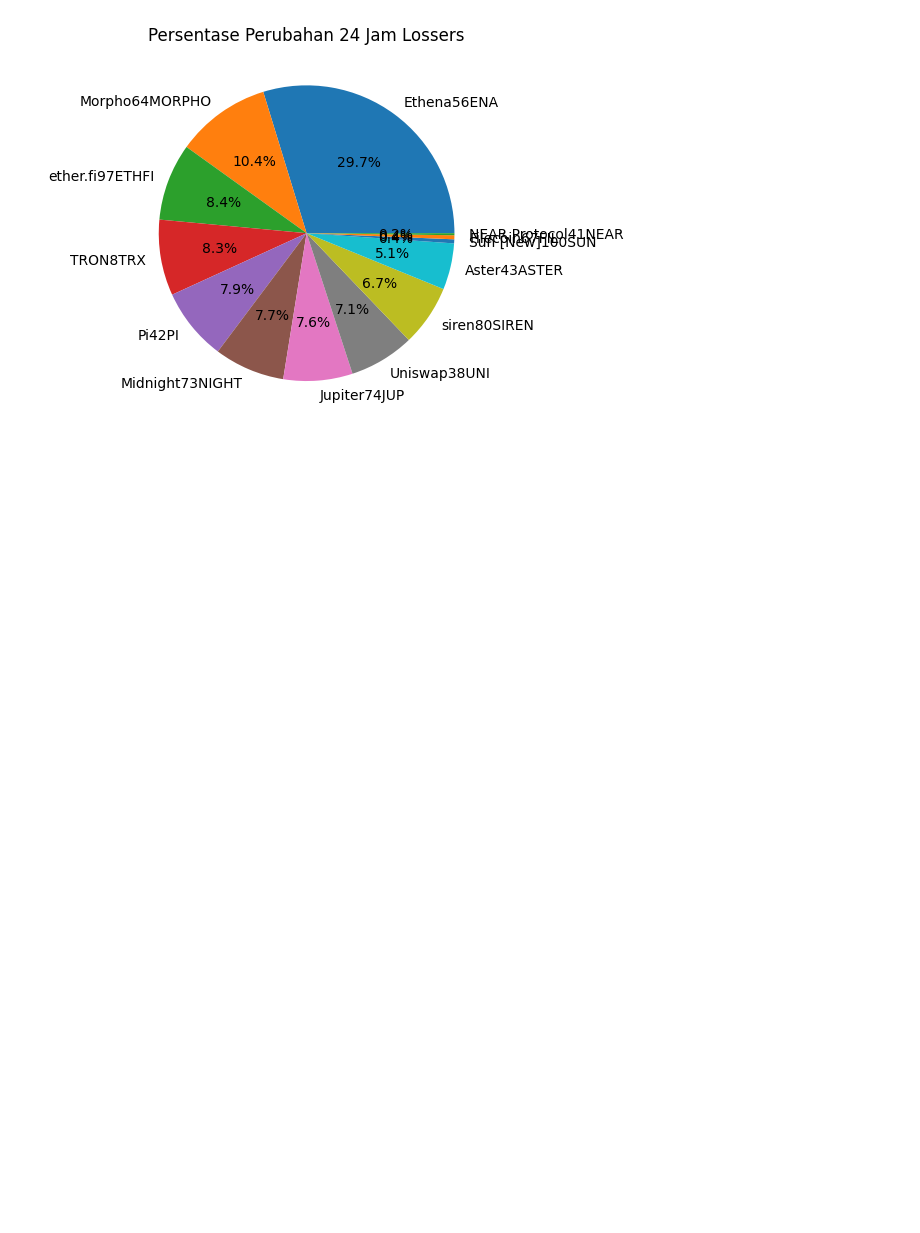
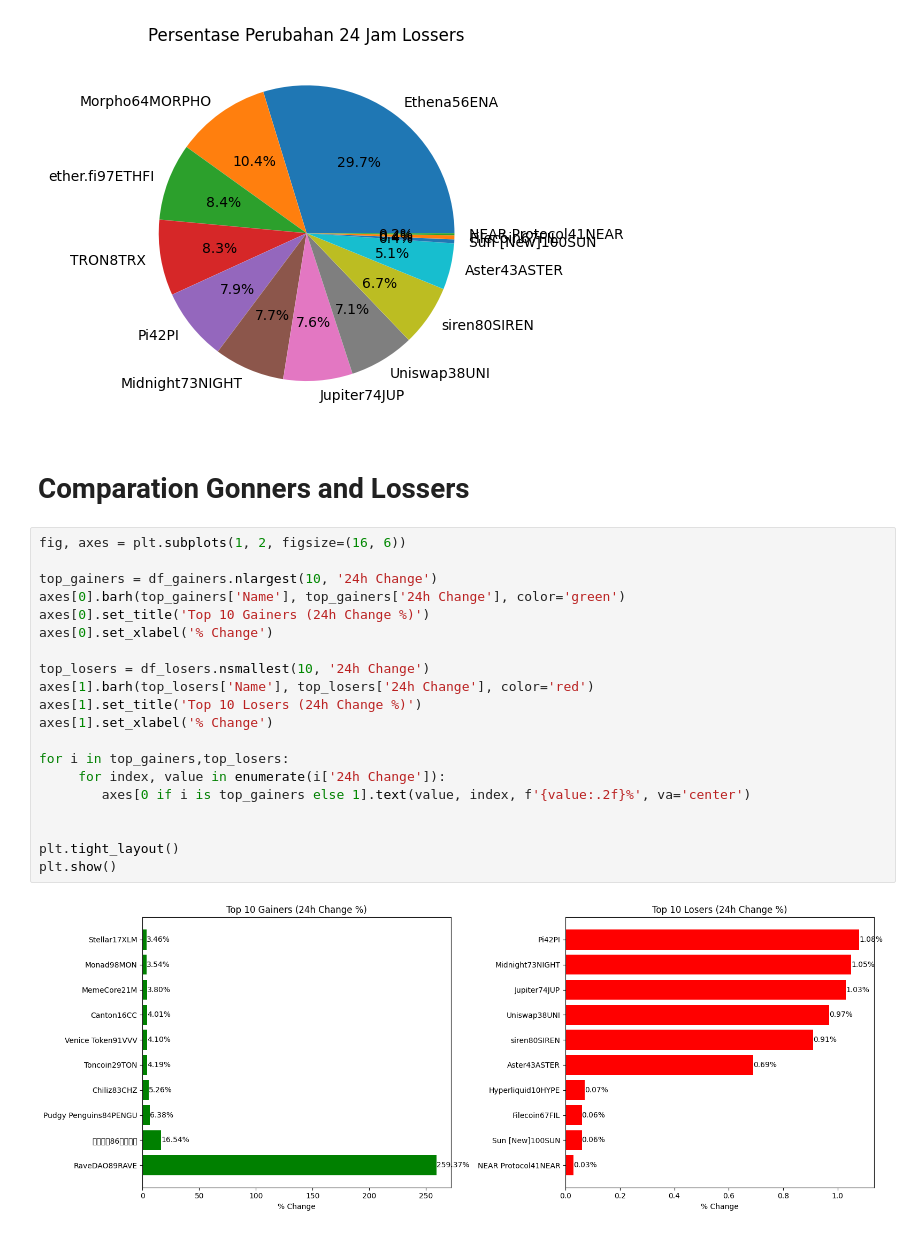
Before and after one commit to yowxy/Scrapping-Crypto-CoinMarketCap, a Jupyter notebook: index.ipynb, the cells around one changed output. Drawn from its saved outputs; the diff is of its cells as text; blank space fills up the shorter version.

Commit message:
feat: add comparastion chart gainners and lossers

```diff
--- a/index.ipynb
+++ b/index.ipynb
@@ -231,3 +231,27 @@ plt.title('Persentase Perubahan 24 Jam Lossers')
 plt.show()
 # %% [output]
 [figure]
+# %% [markdown]
+# Comparation Gonners and Lossers
+# %%
+fig, axes = plt.subplots(1, 2, figsize=(16, 6))
+
+top_gainers = df_gainers.nlargest(10, '24h Change')
+axes[0].barh(top_gainers['Name'], top_gainers['24h Change'], color='green')
+axes[0].set_title('Top 10 Gainers (24h Change %)')
+axes[0].set_xlabel('% Change')
+
+top_losers = df_losers.nsmallest(10, '24h Change')
+axes[1].barh(top_losers['Name'], top_losers['24h Change'], color='red')
+axes[1].set_title('Top 10 Losers (24h Change %)')
+axes[1].set_xlabel('% Change')
+
+for i in top_gainers,top_losers:
+     for index, value in enumerate(i['24h Change']):
+        axes[0 if i is top_gainers else 1].text(value, index, f'{value:.2f}%', va='center')
+
+
+plt.tight_layout()
+plt.show()
+# %% [output]
+[figure, added]
```
Also changed, not shown: 2 other files.
